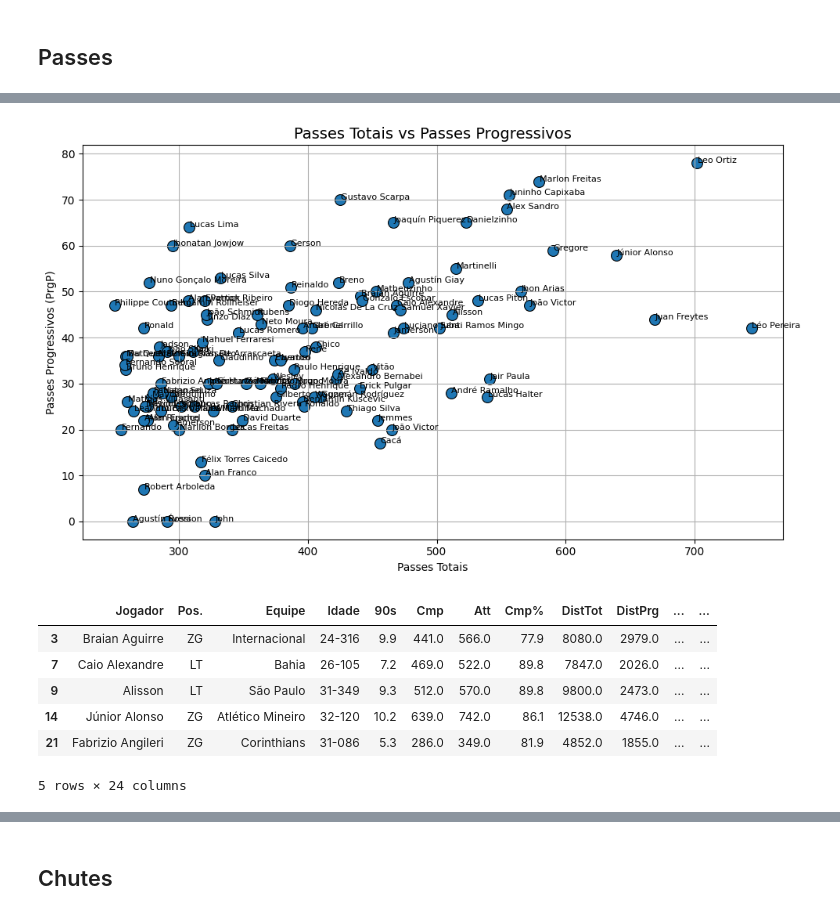
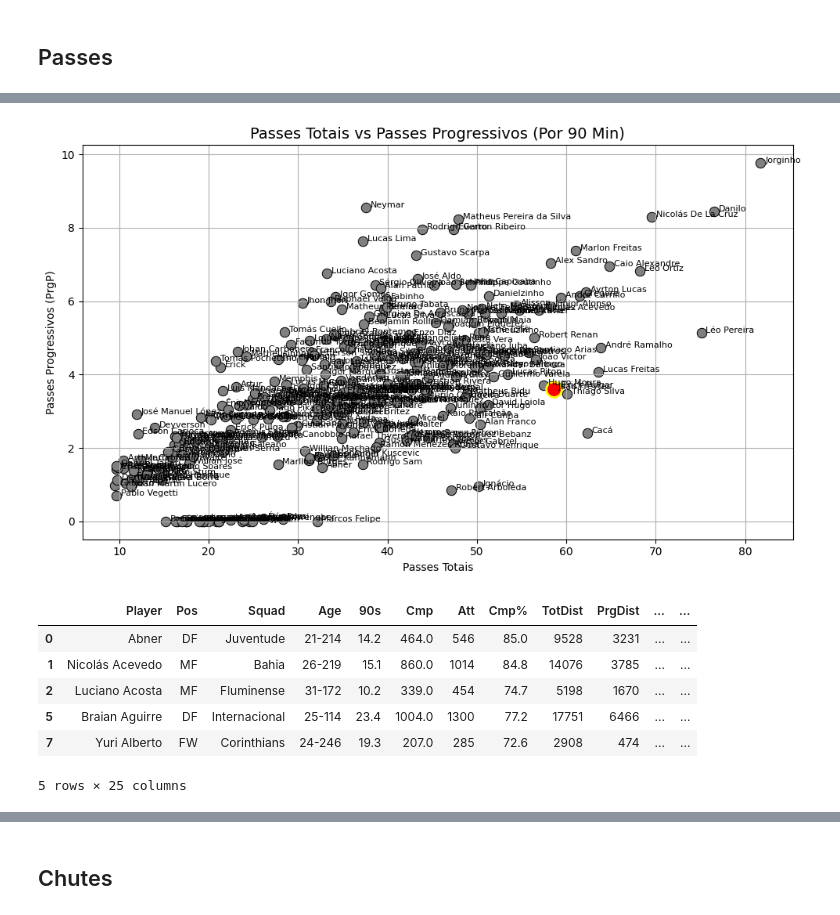
Before and after one commit to vhalves/football_data, a Jupyter notebook: Brasileirão2025/br2025.ipynb, the cells around one changed output, grey strips where cells are left out. Drawn from its saved outputs; the diff is of its cells as text; code cells hidden in the pictures.

```diff
--- a/Brasileirão2025/br2025.ipynb
+++ b/Brasileirão2025/br2025.ipynb
@@ -29,2 +29,5 @@ df_passe = df_passe.drop(['Class.', 'Nação', 'Nascimento','Cmp.1','Att.1','Cmp
 # %%
-df_passe.info()
+df_passe['90s'] = pd.to_numeric(df_passe['90s'], errors='coerce')
+df_passe['PrgP'] = pd.to_numeric(df_passe['PrgP'], errors='coerce')
+df_passe['Cmp'] = pd.to_numeric(df_passe['Cmp'], errors='coerce')
+df_passe['KP'] = pd.to_numeric(df_passe['KP'], errors='coerce')
@@ -49,7 +34,9 @@ memory usage: 92.9+ KB
+# %%
+# Apenas jogadores com 900+ Minutos
+df_filtrado = df_passe[(df_passe['90s'] >= 10)].copy()
 # %%
-df_passe['PrgP/90s'] = df_passe['PrgP']/df_passe['90s']
-df_passe = df_passe[df_passe['90s'] >= 2.5]
-# Pegar top 10 jogadores com melhor valor na estatística
-df_prgp_90s = df_passe.nlargest(10, 'PrgP/90s')
+df_filtrado['PrgP/90s'] = df_filtrado['PrgP']/df_filtrado['90s']
+# Pegar top 10 jogadores com melhor valor na estatística e 900+ minutos
+df_prgp_90s = df_filtrado.nlargest(10, 'PrgP/90s')
 df_prgp_90s
 # %% [output]
@@ -111,0 +104,3 @@ df_passe.head(20)
+# %%
+df_filtrado['Cmp/90s'] = df_filtrado['Cmp']/df_filtrado['90s']
+df_filtrado.head(20)
@@ -112,39 +126,49 @@ df_passe.head(20)
 # %%
-df_passe = df_passe[df_passe['90s']>= 2.5]
-df_passe = df_passe[df_passe['Cmp']>= 250]
+jogador_destaque = "Juan Freytes"
 
 plt.figure(figsize=(10,6))
 
-# Gráfico de dispersão
+# Plot dos demais jogadores
 sns.scatterplot(
-    x='Cmp',
-    y='PrgP',
-    data=df_passe,
-    palette='husl',
-    s=100,
+    x='Cmp/90s',
+    y='PrgP/90s',
+    data=df_filtrado[df_filtrado['Player'] != jogador_destaque],
+    color='gray',
+    s=80,
     edgecolor='black'
 )
 
-for i in range(len(df_passe)):
-    plt.text(df_passe['Cmp'].iloc[i]+0.5, df_passe['PrgP'].iloc[i], df_passe['Jogador'].iloc[i], fontsize=8)
+# Plot do jogador destacado
+sns.scatterplot(
+    x='Cmp/90s',
+    y='PrgP/90s',
+    data=df_filtrado[df_filtrado['Player'] == jogador_destaque],
+    color='red',
+    s=200,
+    edgecolor='yellow',
+    linewidth=2
+)
 
-plt.title('Passes Totais vs Passes Progressivos', fontsize=14)
+for i in range(len(df_filtrado)):
+    plt.text(df_filtrado['Cmp/90s'].iloc[i]+0.5, df_filtrado['PrgP/90s'].iloc[i], df_filtrado['Player'].iloc[i], fontsize=8)
+
+plt.title('Passes Totais vs Passes Progressivos (Por 90 Min)', fontsize=14)
 plt.xlabel('Passes Totais')
 plt.ylabel('Passes Progressivos (PrgP)')
 
 plt.grid(True)
 plt.tight_layout()
 plt.show()
 # %% [output]
-[figure, old version]
+[figure, new version]
 # %%
-df_passe['P/90s'] = df_passe['Cmp']/df_passe['90s']
-df_passe.head()
+df_filtrado['P/90s'] = df_filtrado['Cmp']/df_filtrado['90s']
+df_filtrado.head()
 # %% [output]
-|  | Jogador | Pos. | Equipe | Idade | 90s | Cmp | Att | Cmp% | DistTot | DistPrg | ... | ... |
-| 3 | Braian Aguirre | ZG | Internacional | 24-316 | 9.9 | 441.0 | 566.0 | 77.9 | 8080.0 | 2979.0 | ... | ... |
-| 7 | Caio Alexandre | LT | Bahia | 26-105 | 7.2 | 469.0 | 522.0 | 89.8 | 7847.0 | 2026.0 | ... | ... |
-| 9 | Alisson | LT | São Paulo | 31-349 | 9.3 | 512.0 | 570.0 | 89.8 | 9800.0 | 2473.0 | ... | ... |
-| 14 | Júnior Alonso | ZG | Atlético Mineiro | 32-120 | 10.2 | 639.0 | 742.0 | 86.1 | 12538.0 | 4746.0 | ... | ... |
-| 21 | Fabrizio Angileri | ZG | Corinthians | 31-086 | 5.3 | 286.0 | 349.0 | 81.9 | 4852.0 | 1855.0 | ... | ... |
+|  | Player | Pos | Squad | Age | 90s | Cmp | Att | Cmp% | TotDist | PrgDist | ... | ... |
+| 0 | Abner | DF | Juventude | 21-214 | 14.2 | 464.0 | 546 | 85.0 | 9528 | 3231 | ... | ... |
+| 1 | Nicolás Acevedo | MF | Bahia | 26-219 | 15.1 | 860.0 | 1014 | 84.8 | 14076 | 3785 | ... | ... |
+| 2 | Luciano Acosta | MF | Fluminense | 31-172 | 10.2 | 339.0 | 454 | 74.7 | 5198 | 1670 | ... | ... |
+| 5 | Braian Aguirre | DF | Internacional | 25-114 | 23.4 | 1004.0 | 1300 | 77.2 | 17751 | 6466 | ... | ... |
+| 7 | Yuri Alberto | FW | Corinthians | 24-246 | 19.3 | 207.0 | 285 | 72.6 | 2908 | 474 | ... | ... |
-5 rows × 24 columns
+5 rows × 25 columns
```
Also changed, not shown: parts of 23 cells of this notebook, 2 other files.
